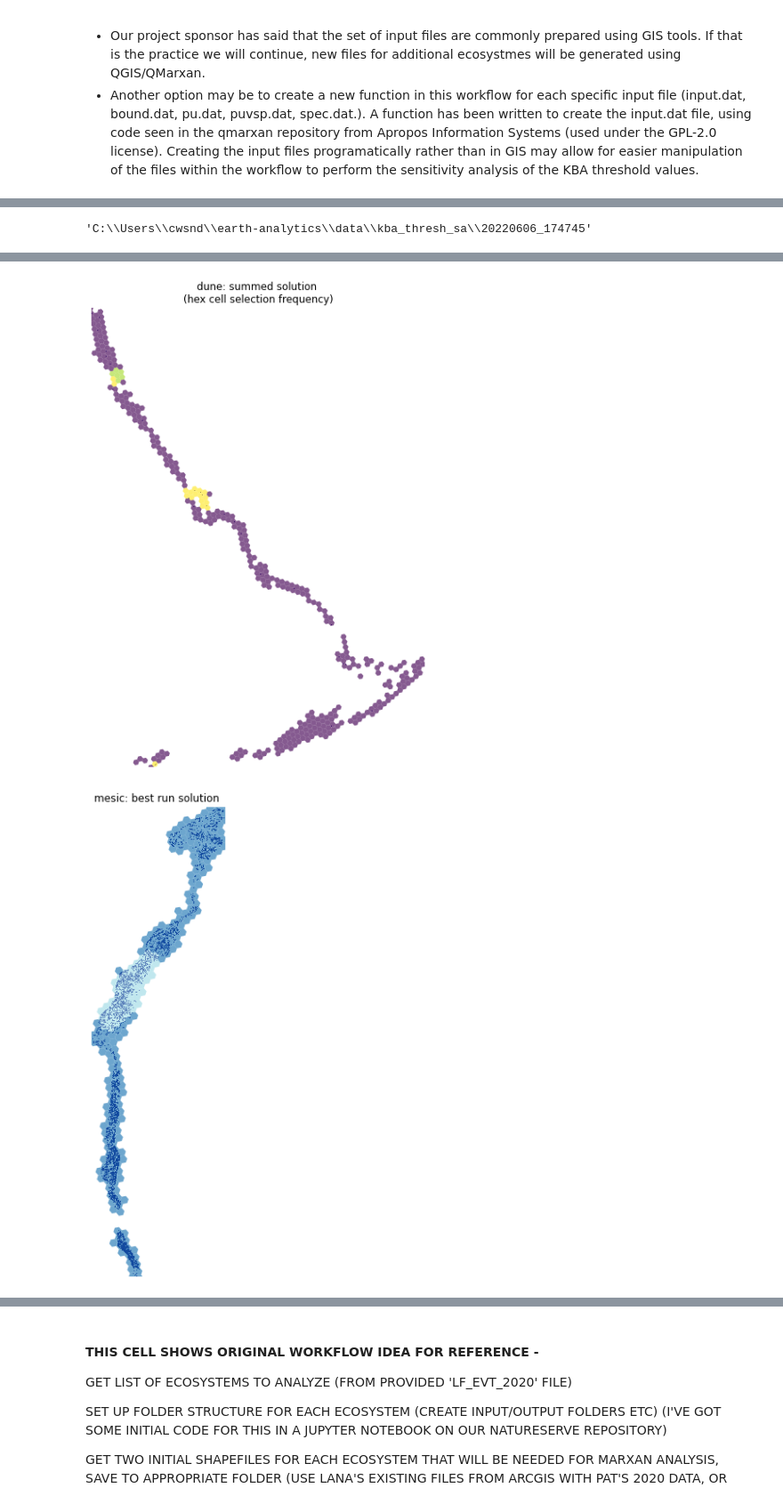
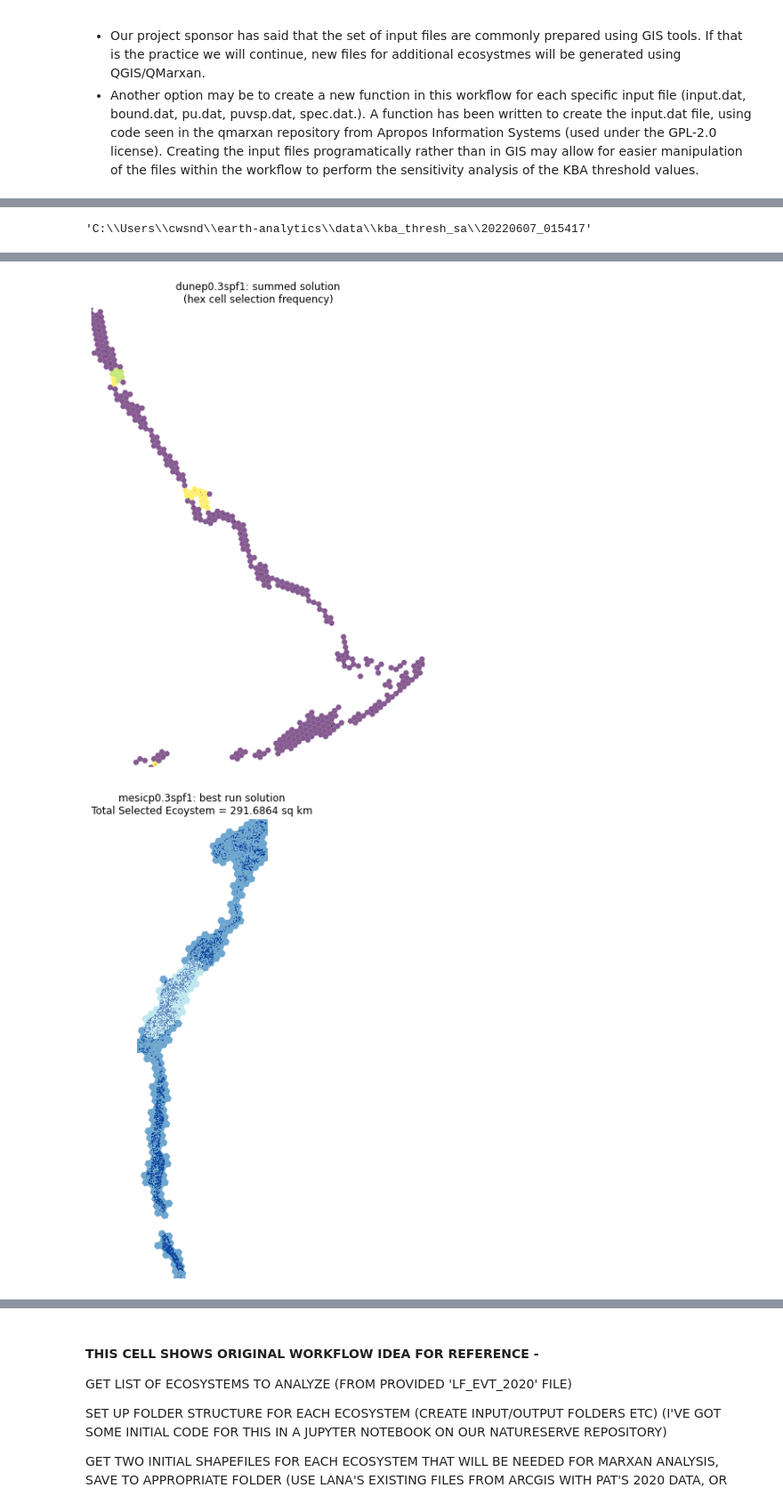
Before and after one commit to csandberg303/kba-threshold-sensitivity-analysis, a Jupyter notebook: 2-continue_after_saving_shapefiles_to_dir.ipynb, the cells around one changed output, grey strips where cells are left out. Shown at 89% size. Drawn from its saved outputs; the diff is of its cells as text; code cells hidden in the pictures.

Commit message:
addl work with output files

```diff
--- a/2-continue_after_saving_shapefiles_to_dir.ipynb
+++ b/2-continue_after_saving_shapefiles_to_dir.ipynb
@@ -244,17 +245,15 @@ espg = '5070'
 # 'proportion', as used in input.dat and spec.dat
 # (must be between 0 and 1, Lana tutorial suggested 0.3)
 prop=0.3
-
-# Scenario ID - used as a prefix in the output files Marxan creates
-# (this should be some abbrev concatenation of KBA threshold test and eco, to
-#be created later on within the loop?)
-scen_id = "output"
+propstr = str(prop)
 
 # Species Penalty Factor - more detail needed... we're using default val of 1
 spf = 1
+spfstr = str(spf)
 
 # set minclump value - seen in spec.dat default val = False
 minclump = False
+clumpstr = str(minclump)
 # %% [markdown]
 #### Loop through the eco_list, create directories and input files needed by Marxan.
 
@@ -333,6 +332,8 @@ for eco in eco_list:
     os.chdir(eco_data_path)
     os.makedirs('source_data')
     os.chdir('source_data')
+    # create Scenario ID - used as a prefix in the output files Marxan creates
+    scen_id = eco + 'p' + propstr + 'spf' + spfstr
     ks.get_source_files(os.path.join(data_path, "hex_shp"), eco)
     ks.get_source_files(os.path.join(data_path, "r_tif"), eco)
     ks.set_source_files_crs (data_path, eco, espg=espg)
@@ -375,10 +376,11 @@ for eco in eco_list:
     print ("5 sec pause to write files")
     time.sleep(5)
 
-    # create plots of best run solution, and summed solution
+    # Generate original output info, incl plots of best run solution, and summed solution
     os.chdir('output')
     ks.get_bestshp_and_bestplot(eco, eco_data_path, espg, scen_id)
     ks.get_ssolnshp_and_ssolnplot(eco, eco_data_path, espg, scen_id)
+    ks.create_mxrun_summary(eco_data_path, espg, prop, spf, minclump, scen_id)
     os.chdir(newdir)
 
 os.getcwd()
@@ -403 +405 @@ mesic: ssoln plot saved as .png
-'C:\\Users\\cwsnd\\earth-analytics\\data\\kba_thresh_sa\\20220606_174745'
+'C:\\Users\\cwsnd\\earth-analytics\\data\\kba_thresh_sa\\20220607_015417'
@@ -407,2 +409,2 @@ mesic: ssoln plot saved as .png
-[figure, old version]
+[figure, new version]
-[figure, old version]
+[figure, new version]
```
Also changed, not shown: parts of 5 cells of this notebook, 2 other files.
